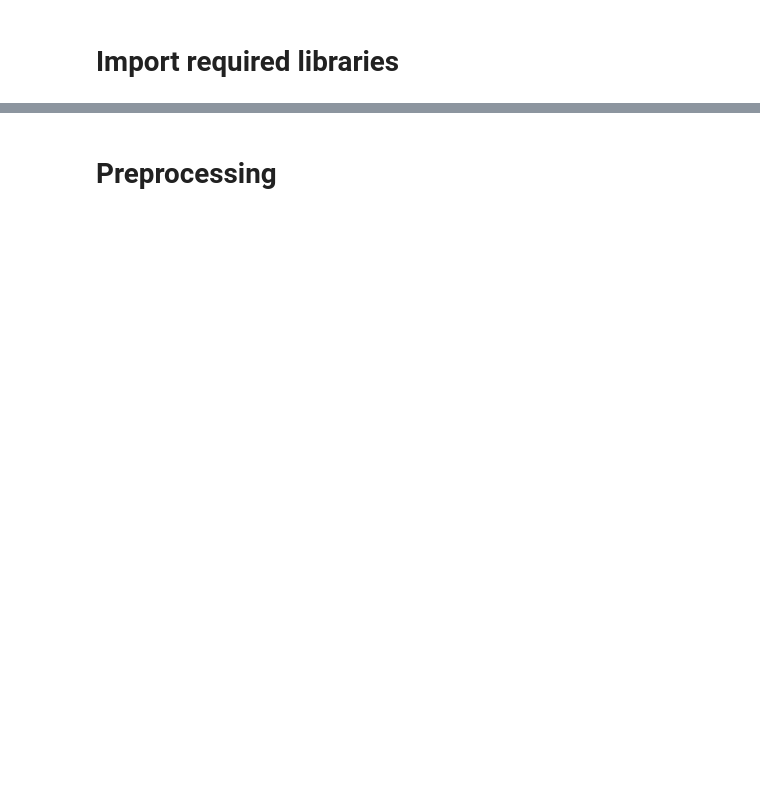
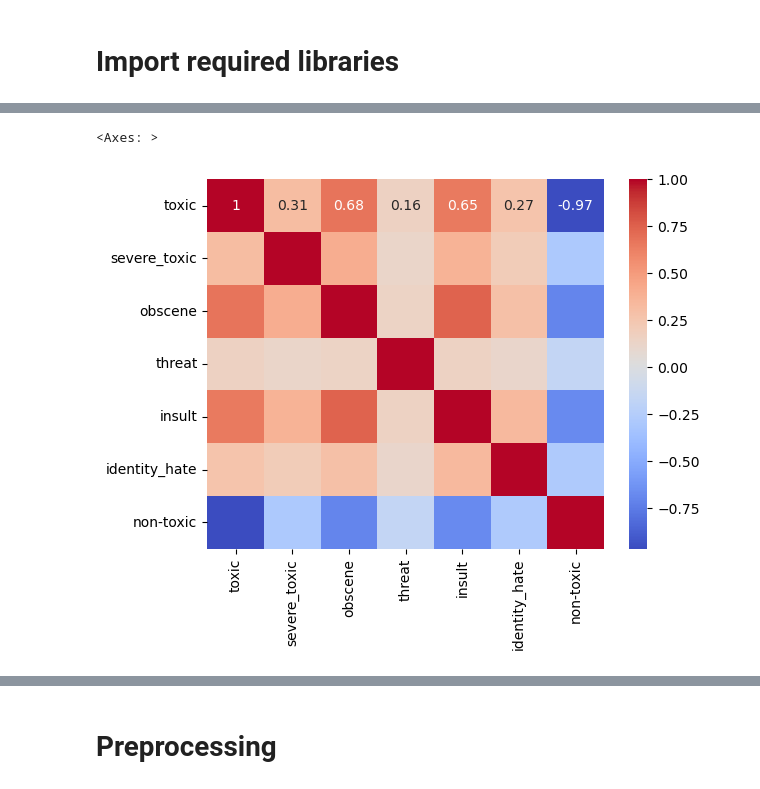
Before and after one commit to I-Amarjeet/ToxicCommentsClassifier, a Jupyter notebook: ToxicCommentClassifier.ipynb, the cells around one changed output, grey strips where cells are left out. Drawn from its saved outputs; the diff is of its cells as text; code cells hidden in the pictures; blank space fills up the shorter version.

```diff
--- a/ToxicCommentClassifier.ipynb
+++ b/ToxicCommentClassifier.ipynb
@@ -13,6 +13,6 @@ Drive already mounted at /content/drive; to attempt to forcibly remount, call dr
 # %%
-df = pd.read_csv('/content/drive/MyDrive/KaggleToxicCommentDataset/train.csv')
-
+#df = pd.read_csv('/content/drive/MyDrive/KaggleToxicCommentDataset/train.csv')
+df = pd.read_csv('/Users/itscodezero/Documents/UOL/M6-NLP/MMA/data/train.csv')
 df.head()
 # %% [output]
 |  | id | comment_text | toxic | severe_toxic | obscene | threat | insult | identity_hate |
@@ -23,0 +36,4 @@ df.head()
+# %%
+# Add a new column 'non-toxic' to the DataFrame with values 0 or 1, where 0 represent the comment falls under any one of the category
+df['non-toxic'] = (df['toxic'] == 0) & (df['severe_toxic'] == 0) & (df['obscene'] == 0) & (df['threat'] == 0) & (df['insult'] == 0) & (df['identity_hate'] == 0)
+df['non-toxic'] = df['non-toxic'].astype(int)  # Convert boolean to integer (True -> 1, False -> 0)
@@ -23,0 +60,10 @@ df.head()
+# %%
+
+# Calculate the correlation matrix
+corr_matrix = df.iloc[:, 2:].corr()
+
+# Plot the correlation heatmap
+sns.heatmap(corr_matrix, annot=True, cmap='coolwarm')
+# %% [output]
+<Axes: >
+[figure, added]
```
Also changed, not shown: parts of 35 cells of this notebook.
